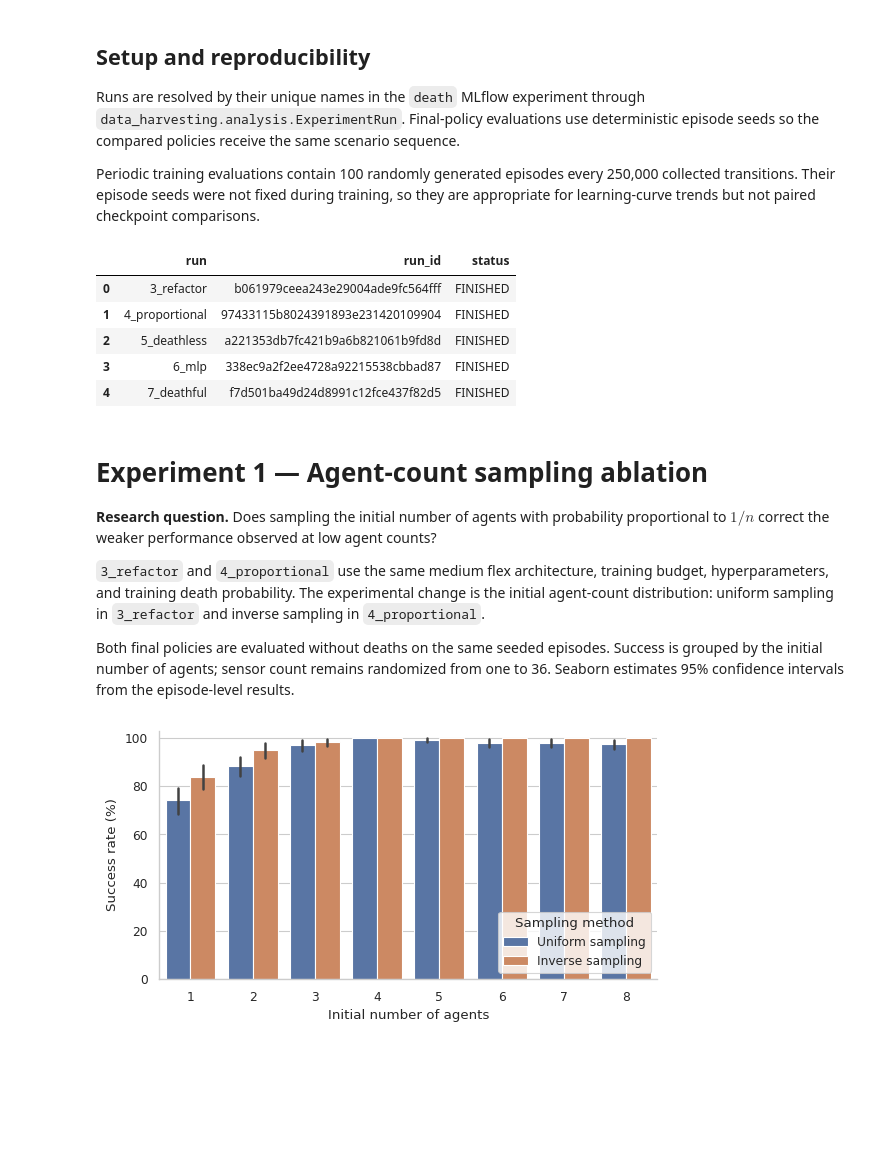
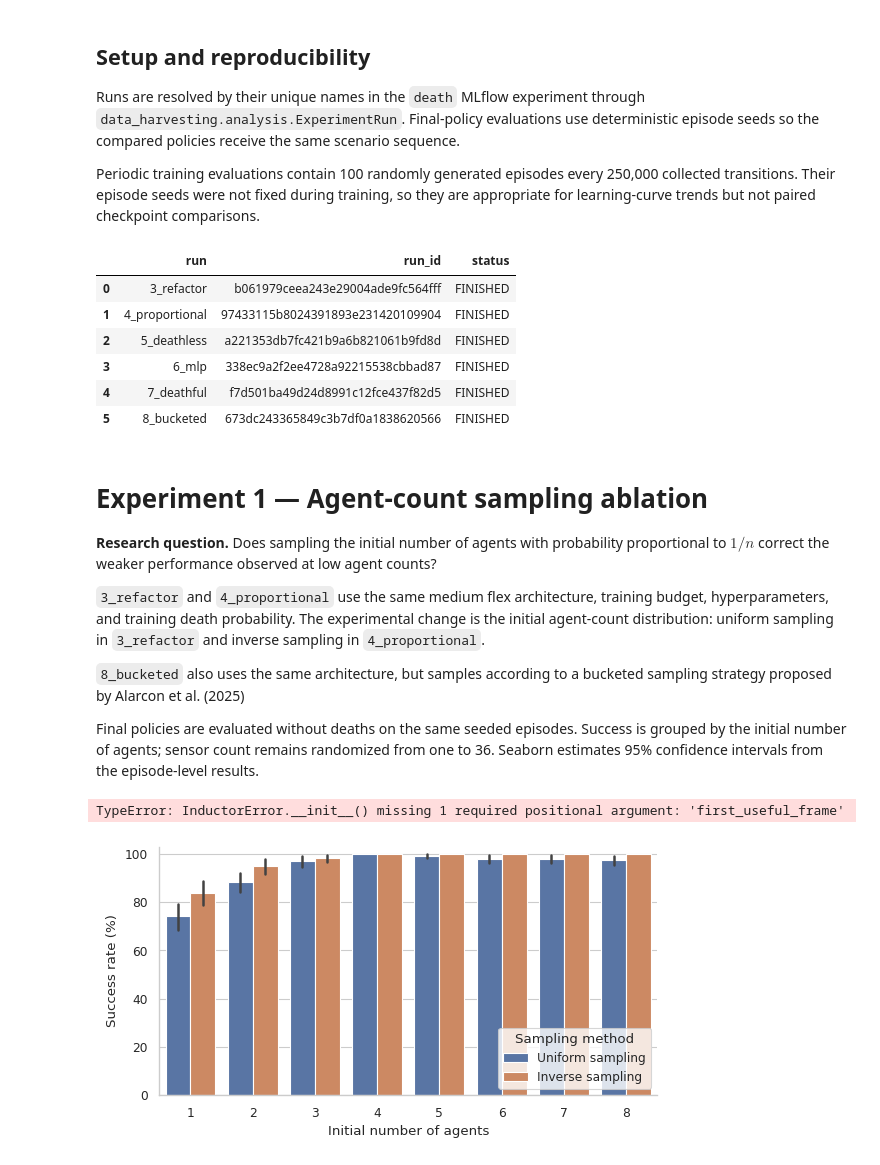
Before and after one commit to Project-GrADyS/distributed-rl, a Jupyter notebook: projects/data-harvesting/analysis/ras_2026.ipynb, the cells around one changed output. Saved outputs shown, nothing was run; the diff lists cells and outputs as text; code cells hidden in the pictures; blank space fills up the shorter version.

Commit message:
fix: Adding 8_bucketed to labels and loaded models

```diff
--- a/projects/data-harvesting/analysis/ras_2026.ipynb
+++ b/projects/data-harvesting/analysis/ras_2026.ipynb
@@ -43,22 +43,23 @@ plt.rcParams.update({
 # %%
 RUNS = {
     name: ExperimentRun.from_name(EXPERIMENT_NAME, name, tracking_uri=TRACKING_URI)
-    for name in ("3_refactor", "4_proportional", "5_deathless", "6_mlp", "7_deathful")
+    for name in ("3_refactor", "4_proportional", "5_deathless", "6_mlp", "7_deathful", "8_bucketed")
 }
 
 pd.DataFrame(
     [
         {"run": name, "run_id": run.run_id, "status": run.status}
         for name, run in RUNS.items()
     ]
 )
 # %% [output]
 |  | run | run_id | status |
 | 0 | 3_refactor | b061979ceea243e29004ade9fc564fff | FINISHED |
 | 1 | 4_proportional | 97433115b8024391893e231420109904 | FINISHED |
 | 2 | 5_deathless | a221353db7fc421b9a6b821061b9fd8d | FINISHED |
 | 3 | 6_mlp | 338ec9a2f2ee4728a92215538cbbad87 | FINISHED |
 | 4 | 7_deathful | f7d501ba49d24d8991c12fce437f82d5 | FINISHED |
+| 5 | 8_bucketed | 673dc243365849c3b7df0a1838620566 | FINISHED |
 # %%
 LABELS = {
     "3_refactor": "Uniform sampling",
@@ -74,7 +75,9 @@ LABELS = {
 
 `3_refactor` and `4_proportional` use the same medium flex architecture, training budget, hyperparameters, and training death probability. The experimental change is the initial agent-count distribution: uniform sampling in `3_refactor` and inverse sampling in `4_proportional`.
 
-Both final policies are evaluated without deaths on the same seeded episodes. Success is grouped by the initial number of agents; sensor count remains randomized from one to 36. Seaborn estimates 95% confidence intervals from the episode-level results.
+`8_bucketed` also uses the same architecture, but samples according to a bucketed sampling strategy proposed by Alarcon et al. (2025)
+
+Final policies are evaluated without deaths on the same seeded episodes. Success is grouped by the initial number of agents; sensor count remains randomized from one to 36. Seaborn estimates 95% confidence intervals from the episode-level results.
 # %%
 sampling_episodes = pd.concat(
     [
@@ -88,6 +91,8 @@ sampling_episodes = pd.concat(
     ],
     ignore_index=True,
 )
+# %% [output]
+TypeError: InductorError.__init__() missing 1 required positional argument: 'first_useful_frame'
 # %%
 proportional_ablation = sampling_episodes.assign(
     num_agents=lambda data: data["num_agents"].astype(int),
```
